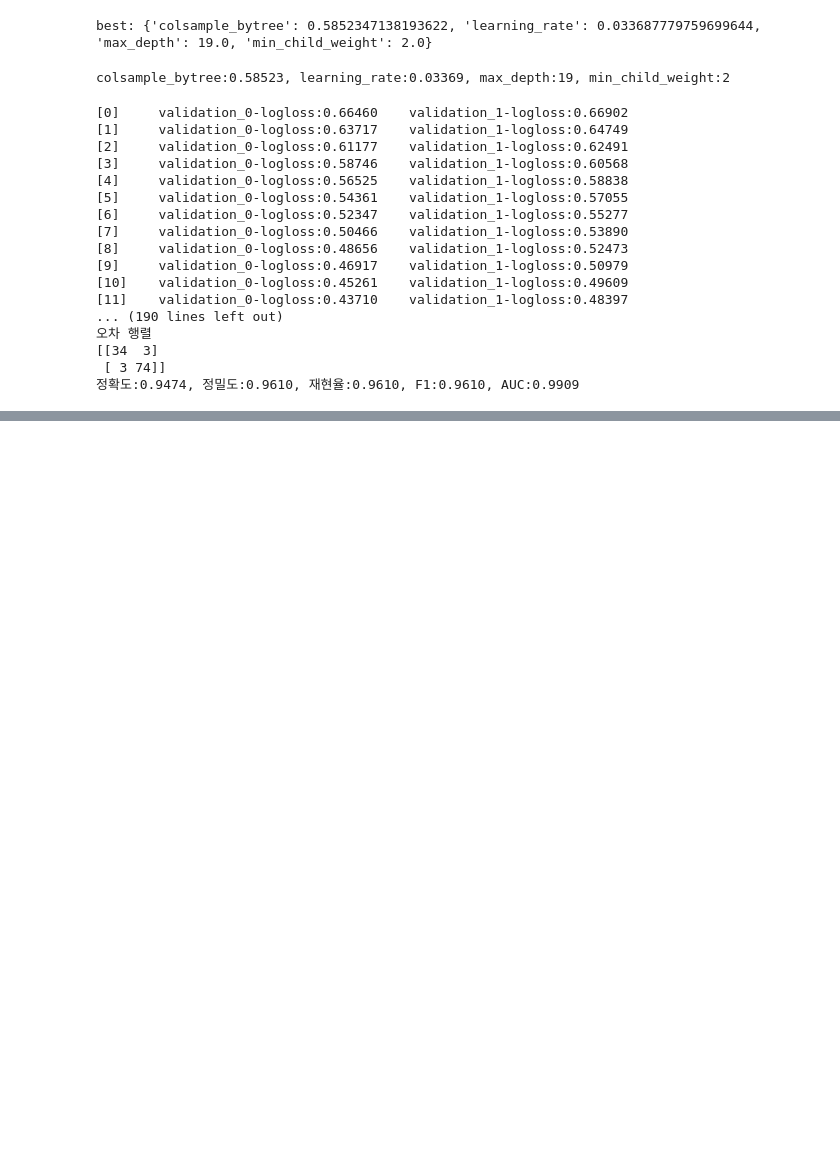
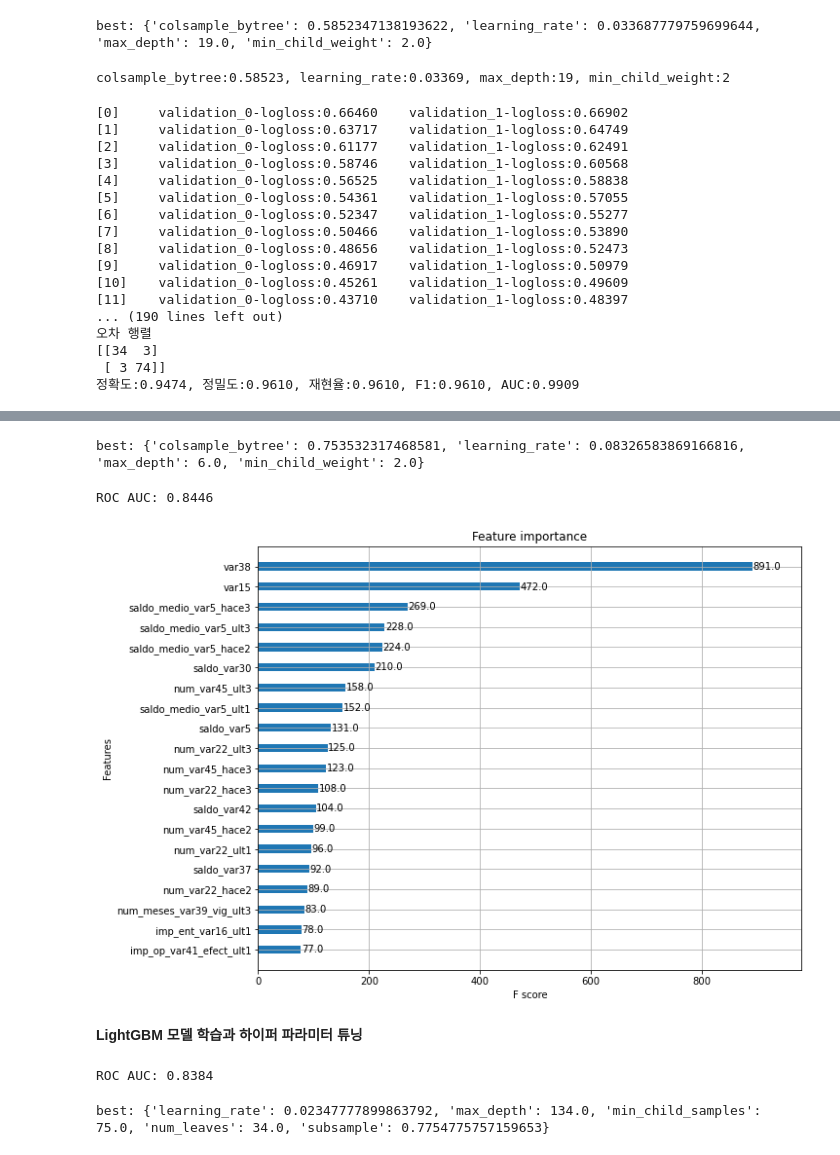
Before and after one commit to kayeehan/ML-books-study, a Jupyter notebook: ML-books(파이썬 머신러닝 완벽 가이드)_Ch.04~05.ipynb, the cells around one changed output, grey strips where cells are left out. Saved outputs shown, nothing was run; the diff lists cells and outputs as text; code cells hidden in the pictures; blank space fills up the shorter version.

```diff
--- a/ML-books(파이썬 머신러닝 완벽 가이드)_Ch.04~05.ipynb
+++ b/ML-books(파이썬 머신러닝 완벽 가이드)_Ch.04~05.ipynb
@@ -1028,0 +1170,10 @@ get_clf_eval(y_test,preds,pred_proba)
+# %%
+from hyperopt import hp
+
+# 하이퍼 파라미터 검색 공간 설정
+# max_depth는 5에서 15까지 1간격으로, min_child_weight는 1에서 6까지 1 간격으로
+# colsample_bytree는 0.5에서 0.95사이, learning_rate는 0.01에서 0.2 사이 정규 분포된 값으로 검색
+xgb_search_space = {'max_depth':hp.quniform('max_depth',5,15,1),
+                   'min_child_weight':hp.quniform('min_child_weight',1,6,1),
+                   'colsample_bytree':hp.uniform('colsample_bytree',0.5,0.95),
+                   'learning_rate':hp.uniform('learning_rate',0.01,0.2)}
@@ -1028,0 +1214,53 @@ get_clf_eval(y_test,preds,pred_proba)
+# %%
+from hyperopt import fmin, tpe, Trials
+
+trials = Trials()
+
+# fmin() 함수를 호출. max_evals 지정된 횟수만큼 반복 후 목적함수의 최솟값을 가지는 최적 입력값 추출.
+best = fmin(fn=objective_func,
+           space=xgb_search_space,
+           algo=tpe.suggest,
+           max_evals=5, # 최대 반복 횟수 지정 : 50회를 속도 떄문에 5로 수정함
+           trials=trials, rstate=np.random.default_rng(seed=30))
+
+print('best:',best)
+# %% [output]
+best: {'colsample_bytree': 0.753532317468581, 'learning_rate': 0.08326583869166816, 'max_depth': 6.0, 'min_child_weight': 2.0}
+# %%
+# n_estimators를 500 증가 후 최적으로 찾은 하이퍼 파라미터를 기반으로 학습과 예측 수행
+xgb_clf = XGBClassifier(n_estimators=500, learning_rate=round(best['learning_rate'],5),
+                       max_depth=int(best['max_depth']),
+                       min_child_weight=int(best['min_child_weight']),
+                       colsample_bytree=round(best['colsample_bytree'],5))
+
+# evaluation metirc을 auc로, early stopping은 100으로 설정하고 학습 수행
+xgb_clf.fit(X_tr,y_tr,early_stopping_rounds=100,eval_metric='auc',eval_set=[(X_tr,y_tr),(X_val,y_val)],verbose=0)
+
+xgb_roc_score = roc_auc_score(y_test,xgb_clf.predict_proba(X_test)[:,1])
+print('ROC AUC: {0:.4f}'.format(xgb_roc_score))
+# %% [output]
+ROC AUC: 0.8446
+# %%
+# 피처 중요도 시각화
+from xgboost import plot_importance
+import matplotlib.pyplot as plt
+%matplotlib inline
+
+fig, ax = plt.subplots(1,1,figsize=(10,8))
+plot_importance(xgb_clf, ax=ax, max_num_features=20, height=0.4);
+# %% [output]
+[figure, added]
+# %% [markdown]
+__LightGBM 모델 학습과 하이퍼 파라미터 튜닝__
+# %%
+from lightgbm import LGBMClassifier
+
+lgbm_clf = LGBMClassifier(n_estimators=500)
+
+eval_set = [(X_tr,y_tr),(X_val,y_val)]
+lgbm_clf.fit(X_tr,y_tr,early_stopping_rounds=100,eval_metric='auc',eval_set=eval_set,verbose=0)
+
+lgbm_roc_score = roc_auc_score(y_test, lgbm_clf.predict_proba(X_test)[:,1])
+print('ROC AUC: {0:.4f}'.format(lgbm_roc_score))
+# %% [output]
+ROC AUC: 0.8384
@@ -1028,0 +1309,15 @@ get_clf_eval(y_test,preds,pred_proba)
+# %%
+from hyperopt import fmin, tpe, Trials
+
+trials = Trials()
+
+# fmin() 함수를 호출. max_evals 지정된 횟수만큼 반복 후 목적함수의 최솟값을 가지는 최적 입력값 추출.
+best = fmin(fn=objective_func,
+           space=lgbm_search_space,
+           algo=tpe.suggest,
+           max_evals=5, # 최대 반복 횟수 지정 : 50회를 속도 떄문에 5로 수정함
+           trials=trials, rstate=np.random.default_rng(seed=30))
+
+print('best:',best)
+# %% [output]
+best: {'learning_rate': 0.02347777899863792, 'max_depth': 134.0, 'min_child_samples': 75.0, 'num_leaves': 34.0, 'subsample': 0.7754775757159653}
```
Also changed, not shown: parts of 42 cells of this notebook.
